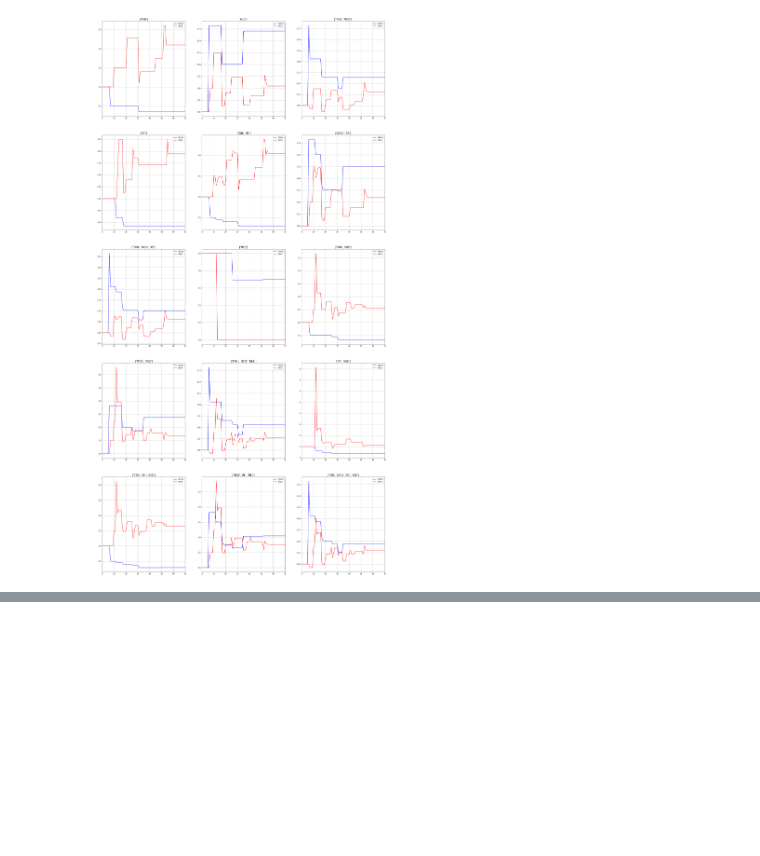
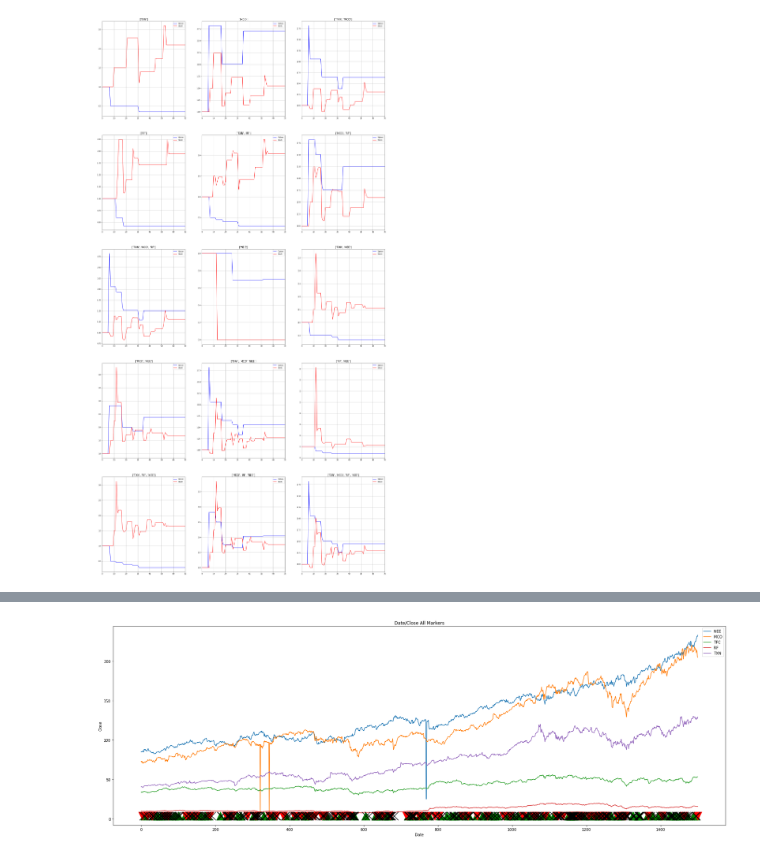
Before and after one commit to CalvinCottin/Option-Backtesting, a Jupyter notebook: Untitled-checkpoint.ipynb, the cells around one changed output, grey strips where cells are left out. Saved outputs shown, nothing was run; the diff lists cells and outputs as text; code cells hidden in the pictures; blank space fills up the shorter version.

```diff
--- a/Untitled-checkpoint.ipynb
+++ b/Untitled-checkpoint.ipynb
@@ -1126,0 +1143,30 @@ plot_individuals(data_use["Stock_Percentage_Returns"][0], data_use, data_use["sy
+# %%
+def plotCloseAllMarkers():
+    df2 = symbols
+    # Create an axes object
+    axes = plt.gca()
+
+    minC = df2["Close"].min(axis = 0)
+
+    df3 = df2[df2['TradingPoints'] != 'default value']
+    df3['TradingPoints'].astype(int)
+    df3.loc[:,'Close'] = minC
+
+    tp0 = df3[(df3['TradingPoints'] == "0") | (df3['TradingPoints'] == "2")]
+    tp1 = df3[(df3['TradingPoints'] == "1") | (df3['TradingPoints'] == "3")]
+    tp2 = df3[(df3['TradingPoints'] == "4") | (df3['TradingPoints'] == "5")]
+
+    # pass the axes object to plot function
+    df2[df2['UnderlyingSymbol']=='NEE'].plot(kind='line',y='Close', ax=axes, label= "NEE", figsize=(30,10), zorder=1)
+    df2[df2['UnderlyingSymbol']=='MCO'].plot(kind='line',y='Close', ax=axes, label= "MCO", zorder=1)
+    df2[df2['UnderlyingSymbol']=='TFC'].plot(kind='line',y='Close', ax=axes, label= "TFC", zorder=1)
+    df2[df2['UnderlyingSymbol']=='RF'].plot(kind='line',y='Close', ax=axes, label= "RF", zorder=1)
+    df2[df2['UnderlyingSymbol']=='TXN'].plot(kind='line',y='Close', ax=axes, label= "TXN", zorder=1)
+
+    plt.scatter(tp0.index, tp0['Close'], color='g', marker="^", s=500, zorder=2)
+    plt.scatter(tp1.index, tp1['Close'], color='r', marker="v", s=500, zorder=2)
+    plt.scatter(tp2.index, tp2['Close'], color='0.0', marker="x", s=500, zorder=2)
+
+    plt.title("Date/Close All Markers")
+    plt.xlabel("Date")
+    plt.ylabel("Close")
@@ -1126,0 +1241,4 @@ plot_individuals(data_use["Stock_Percentage_Returns"][0], data_use, data_use["sy
+# %%
+plotCloseAllMarkers()
+# %% [output]
+[figure, added]
```
Also changed, not shown: parts of 12 cells of this notebook.
